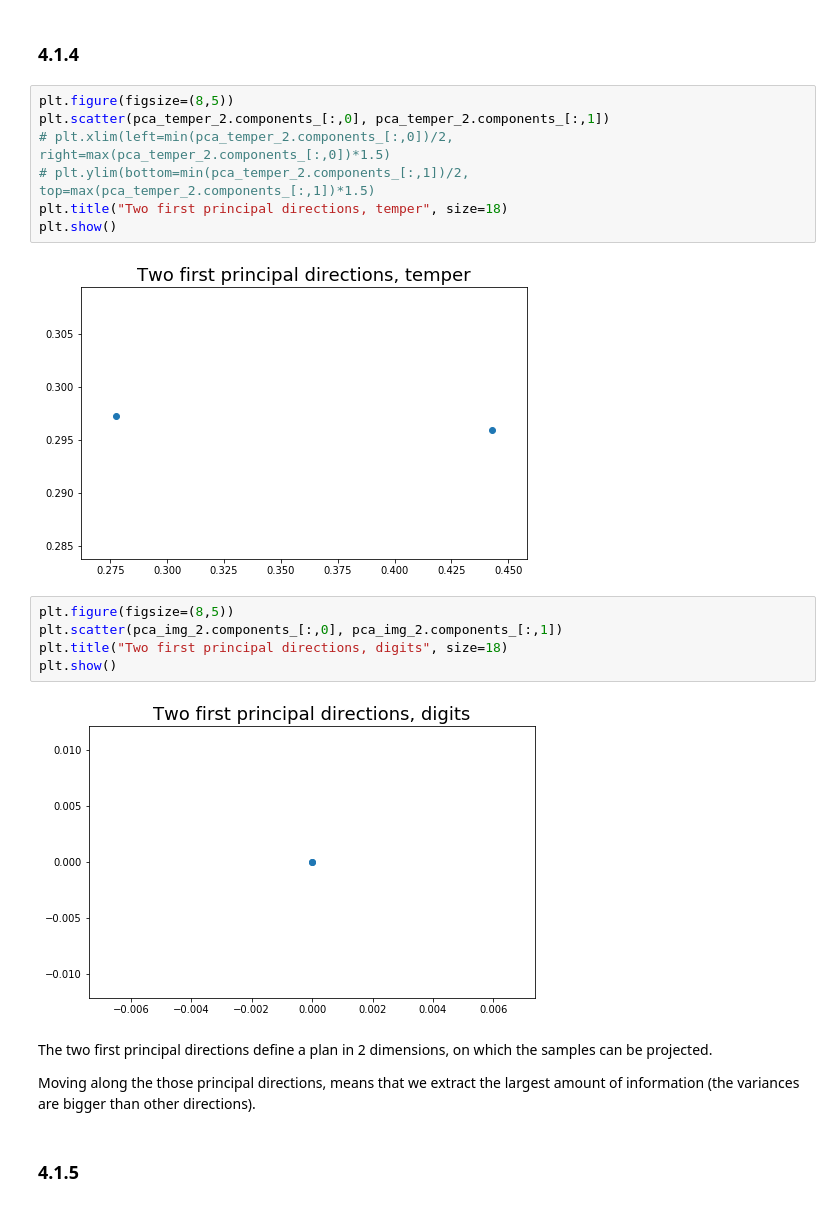
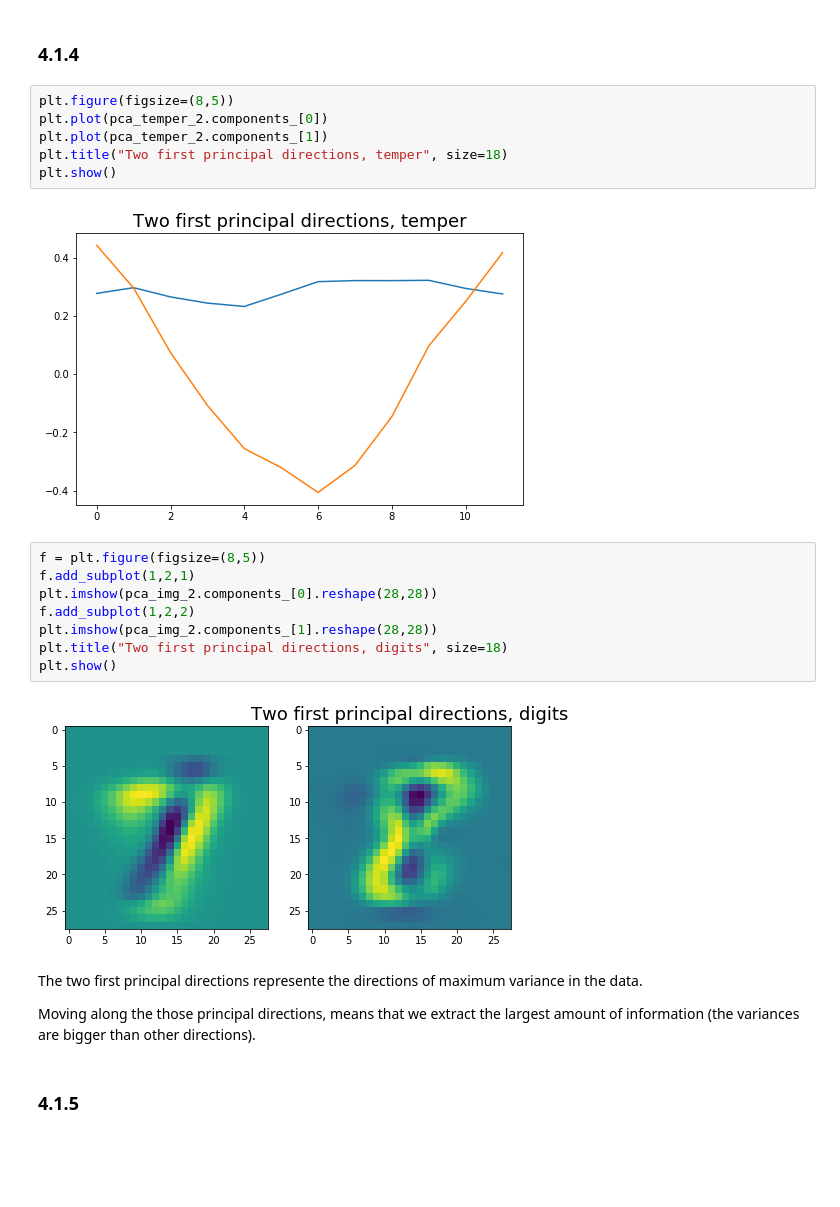
Before and after one commit to yunhao-tech/Course_project, a Jupyter notebook: IPP-Practical Machine learning/Session 1/ML_TP1.ipynb, the cells around one changed output. Drawn from its saved outputs; the diff is of its cells as text; blank space fills up the shorter version.

```diff
--- a/IPP-Practical Machine learning/Session 1/ML_TP1.ipynb
+++ b/IPP-Practical Machine learning/Session 1/ML_TP1.ipynb
@@ -540,22 +537,24 @@ The projection on 2d preserves much information: the samples in a same class are
 ### 4.1.4
 # %%
 plt.figure(figsize=(8,5))
-plt.scatter(pca_temper_2.components_[:,0], pca_temper_2.components_[:,1])
-# plt.xlim(left=min(pca_temper_2.components_[:,0])/2, right=max(pca_temper_2.components_[:,0])*1.5)
-# plt.ylim(bottom=min(pca_temper_2.components_[:,1])/2, top=max(pca_temper_2.components_[:,1])*1.5)
+plt.plot(pca_temper_2.components_[0])
+plt.plot(pca_temper_2.components_[1])
 plt.title("Two first principal directions, temper", size=18)
 plt.show()
 # %% [output]
-[figure, old version]
+[figure, new version]
 # %%
-plt.figure(figsize=(8,5))
-plt.scatter(pca_img_2.components_[:,0], pca_img_2.components_[:,1])
+f = plt.figure(figsize=(8,5))
+f.add_subplot(1,2,1)
+plt.imshow(pca_img_2.components_[0].reshape(28,28))
+f.add_subplot(1,2,2)
+plt.imshow(pca_img_2.components_[1].reshape(28,28))
 plt.title("Two first principal directions, digits", size=18)
 plt.show()
 # %% [output]
-[figure, old version]
+[figure, new version]
 # %% [markdown]
-The two first principal directions define a plan in 2 dimensions, on which the samples can be projected.
+The two first principal directions represente the directions of maximum variance in the data.
 
 Moving along the those principal directions, means that we extract the largest amount of information (the variances are bigger than other directions).
 # %% [markdown]
```
Also changed, not shown: parts of 25 cells of this notebook.
